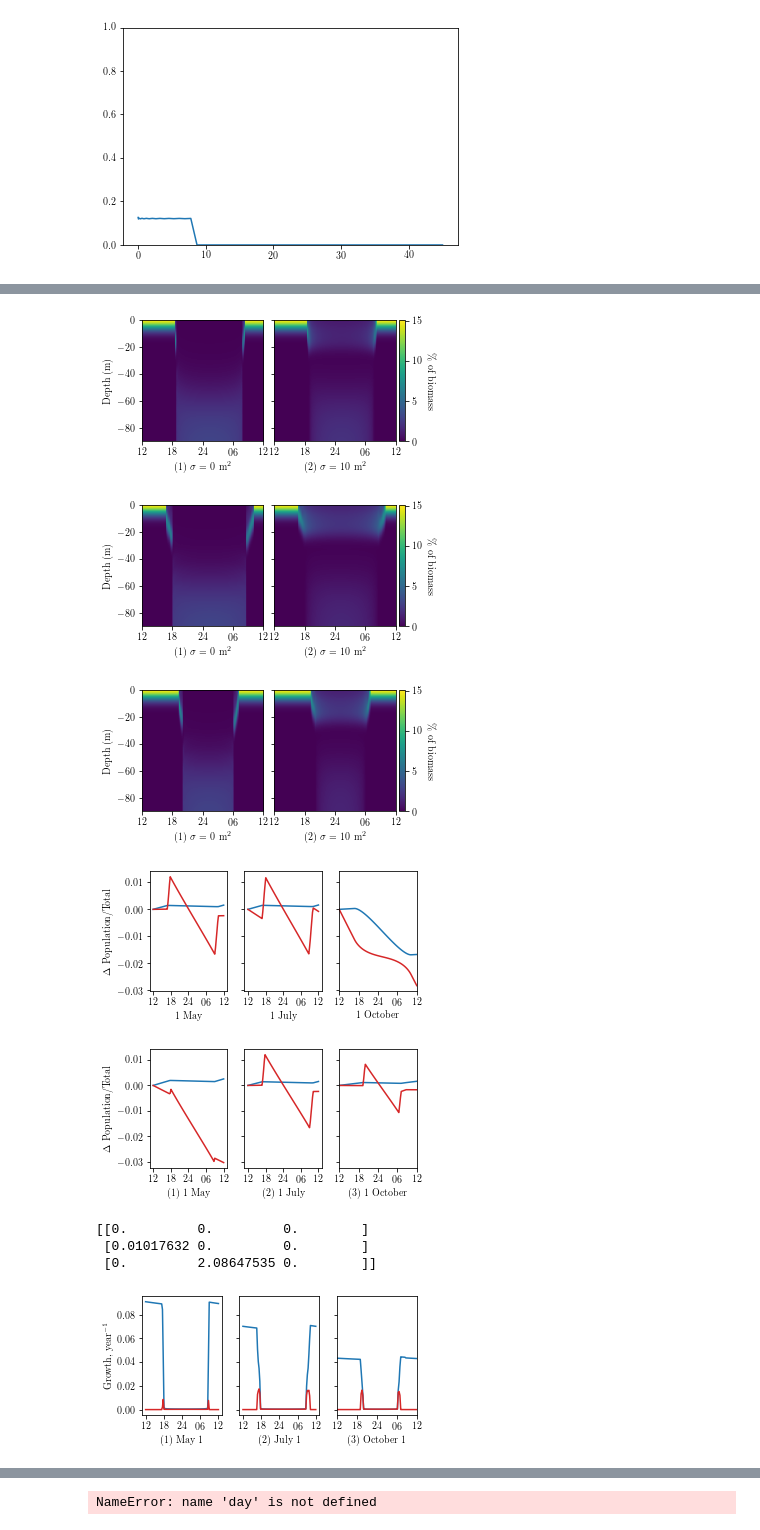
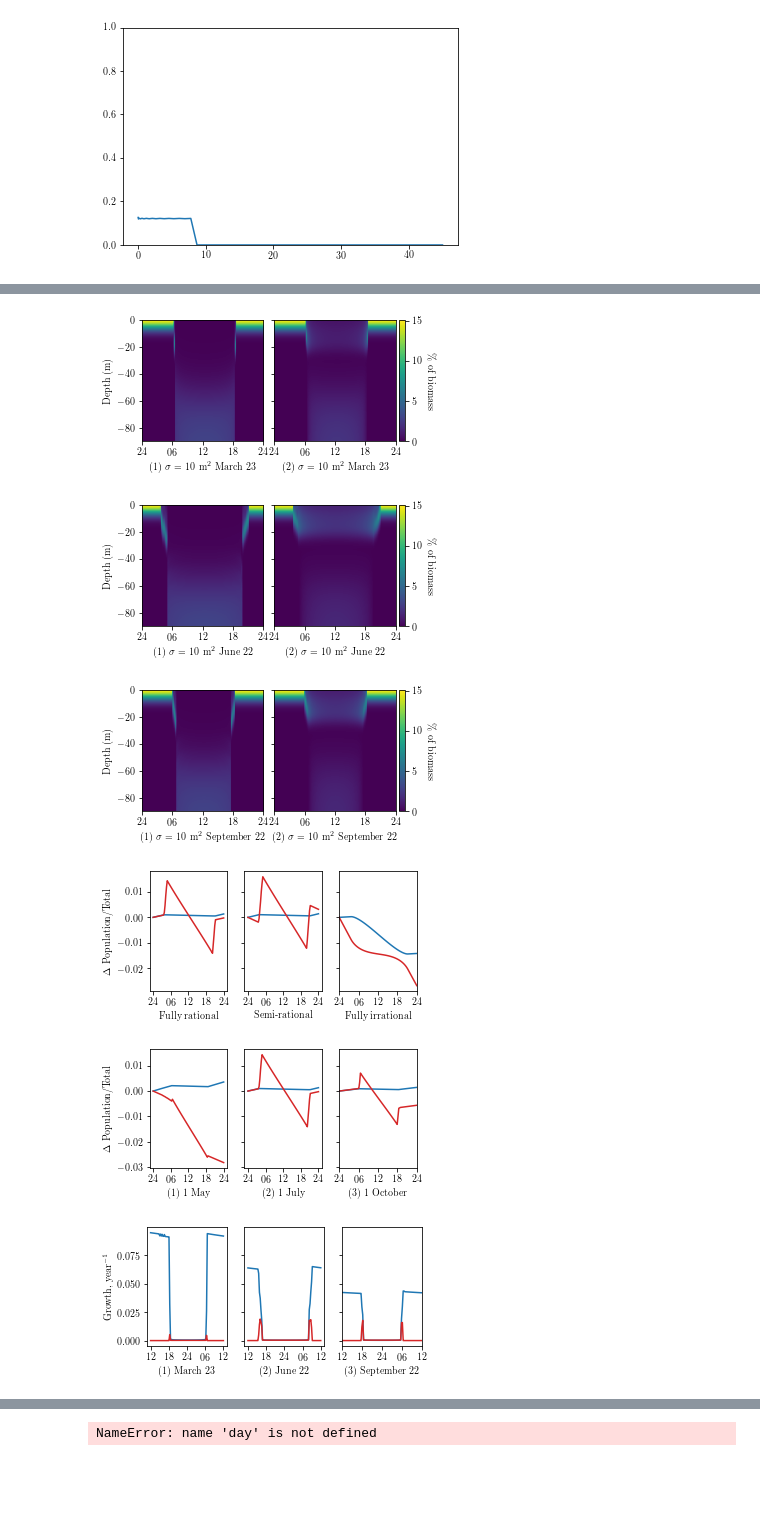
Before and after one commit to jemff/food_web, a Jupyter notebook: current_plotting.ipynb, the cells around one changed output, grey strips where cells are left out. Drawn from its saved outputs; the diff is of its cells as text; code cells hidden in the pictures; blank space fills up the shorter version.

```diff
--- a/current_plotting.ipynb
+++ b/current_plotting.ipynb
@@ -83,7 +83,7 @@ def expander(old_spectral, new_spectral, transform_vec):
     transformer = new_spectral.JacobiP_n(2*new_spectral.x/new_spectral.x[-1] - 1, 0, 0, old_spectral.n).T
     return transformer @ coeffs
 # %%
-solar_levels = solar_input_calculator()
+solar_levels = solar_input_calculator(start_date = '2014-03-01')
 solar_levels = solar_levels/np.max(solar_levels)
 # %%
 def interpolater(spectral, new_points, transform_vec):
@@ -104,13 +104,13 @@ def data_extractor(filenames, path = 'data/'):
     eco = []
     resources = []
     for text in filenames:
-        with open(path + text + 'strategies' +  '.pkl', 'rb') as f:
+        with open(path + text + '_strategies' +  '.pkl', 'rb') as f:
             strategies.append(np.array(pkl.load(f)))
-        with open(path + text + 'population' +  '.pkl', 'rb') as f:
+        with open(path + text + '_population' +  '.pkl', 'rb') as f:
             populations.append(np.array(pkl.load(f)))
-        with open(path + text + 'eco' +  '.pkl', 'rb') as f:
+        with open(path + text + '_eco' +  '.pkl', 'rb') as f:
             eco.append(pkl.load(f))
-        with open(path + text + 'resource' +  '.pkl', 'rb') as f:
+        with open(path + text + '_resource' +  '.pkl', 'rb') as f:
             resources.append(np.array(pkl.load(f)))
     populations[0] = np.array(populations[0])
     populations[1] = np.array(populations[1])
@@ -243,33 +243,33 @@ sketch_plotter(ecos[0], 100*strategies[0], 100*normalized_resources, int(time))
 time = np.linspace(0, int(populations[0].shape[0]/96), populations[0].shape[0])
 
 
-length_of_months = [0, 31, 30+31, 31+31+30, 31+31+31+30, 30+ 31+31+31+30, 31+31+31+30+31+29]
+length_of_months = [0, 31, 30+31, 31+31+30, 31+31+31+30, 30+ 31+31+31+30, 31+31+31+30+31+30, 31+31+31+30+31+30+30]
 fig, ax = plt.subplots(1, 3, sharex='col', sharey = 'row')
 fig.set_size_inches((12/2.54, 6/2.54))
 
 ax[0].plot(time, np.log10(populations[0][:,0]), color = tableau20[0], label = '20g fish')
 ax[0].plot(time, np.log10(populations[0][:,1]), color = tableau20[6], label = '8000g fish')
 ax[0].set_xticks(length_of_months)
-ax[0].set_xticklabels(['A','M','J','J', 'A', 'S', 'O'])
+ax[0].set_xticklabels(['M', 'A','M','J','J', 'A', 'S', 'O'])
 
 
 ax[1].plot(time, np.log10(populations[1][:,0]), color = tableau20[0], label = '20g fish')
 ax[1].plot(time, np.log10(populations[1][:,1]), color = tableau20[6], label = '8000g fish')
 ax[1].set_xticks(length_of_months)
-ax[1].set_xticklabels(['A','M','J','J', 'A', 'S', 'O'])
+ax[1].set_xticklabels(['M', 'A','M','J','J', 'A', 'S', 'O'])
 
 
 ax[2].plot(time, np.log10(populations[2][:,0]), color = tableau20[0], label = '20g fish')
 ax[2].plot(time, np.log10(populations[2][:,1]), color = tableau20[6], label = '8000g fish')
 ax[2].set_xticks(length_of_months)
-ax[2].set_xticklabels(['A','M','J','J', 'A', 'S', 'O'])
+ax[2].set_xticklabels(['M', 'A','M','J','J', 'A', 'S', 'O'])
 
 
 ax[0].plot(time, np.log10(ecos[0].spectral.M.sum(axis = 1) @ resources[0].T), color = tableau20[8])
 ax[1].plot(time, np.log10(ecos[0].spectral.M.sum(axis = 1) @ resources[1].T), color = tableau20[8])
 ax[2].plot(time, np.log10(ecos[0].spectral.M.sum(axis = 1) @ resources[2].T), color = tableau20[8])
 ax[2].set_xticks(length_of_months)
-ax[2].set_xticklabels(['A','M','J','J', 'A', 'S', 'O'])
+ax[2].set_xticklabels(['M','A','M','J','J', 'A', 'S', 'O'])
 
 
 ax[0].set_ylabel("Log$_{10}$(biomass)")
@@ -360,11 +360,11 @@ bigge_heatmap_plotter(180, ecos[0], strategies[0]/2, fineness = 200, filename =
 # %%
-bigge_heatmap_plotter(10, ecos[1], strategies[1]/2, fineness = 200, filename = "day10_semirandom")
-bigge_heatmap_plotter(90, ecos[1], strategies[1]/2, fineness = 200, filename = "day90_semirandom")
-bigge_heatmap_plotter(180, ecos[1], strategies[1]/2, fineness = 200, filename = "day180_semirandom")
+bigge_heatmap_plotter(23, ecos[1], strategies[1]/2, fineness = 200, filename = "day23_semirandom", sigmas = ['10', '10', '10'])
+bigge_heatmap_plotter(113, ecos[1], strategies[1]/2, fineness = 200, filename = "day113_semirandom", sigmas = ['10', '10', '10'], day_name = ' June 22')
+bigge_heatmap_plotter(203, ecos[1], strategies[1]/2, fineness = 200, filename = "day203_semirandom", sigmas = ['10', '10', '10'], day_name = ' September 22')
 # %% [output]
-[figure, old version]
+[figure, new version]
-[figure, old version]
+[figure, new version]
-[figure, old version]
+[figure, new version]
 # %%
 def short_term_plotter_population(days, eco, solar_levels, populations, resources, strats, filename = None, dates = ["1 May", "1 July", "1 October"], sigma = None):
     day_interval = 96
@@ -412,11 +412,11 @@ def short_term_plotter_pop_compare(day, populations, filename = None, days = ["1
     fig.tight_layout()
     plt.savefig("pop_dyn_comp_"+filename + ".pdf")
 # %%
-short_term_plotter_pop_compare(90, populations, "full_semi_none")
+short_term_plotter_pop_compare(113, populations, "full_semi_none")
 # %% [output]
-[figure, old version]
+[figure, new version]
 # %%
-def short_term_plotter_growth(days, eco, solar_levels, populations, resources, strats, filename = None, day_name = ["May 1", "July 1", "October 1"]):
+def short_term_plotter_growth(days, eco, solar_levels, populations, resources, strats, filename = None, day_name = ["March 23", "June 22", "September 22"]):
     day_interval = 96
     fig, ax = plt.subplots(1, len(days), sharex='col', sharey = 'row')
     fig.set_size_inches((12/2.54, 6/2.54))
@@ -436,8 +436,6 @@ def short_term_plotter_growth(days, eco, solar_levels, populations, resources, s
                           strategies = strats[i])
             flows[i-(day_ind), 0] = T_G[1,0]
             flows[i-(day_ind), 1] = T_G[2,1]
-            if np.abs(i-2928)<10**(-3):
-                print(T_G)
 
         ax[j].plot(np.linspace(-12,12,day_interval), flows[:,0]/20, color = tableau20[0], label = '20g fish')
         ax[j].plot(np.linspace(-12,12,day_interval), flows[:,1]/8000, color = tableau20[6], label = '8000g fish')
@@ -452,13 +450,10 @@ def short_term_plotter_growth(days, eco, solar_levels, populations, resources, s
     fig.tight_layout()
     plt.savefig("growth_short_"+filename + ".pdf")
 # %%
-short_term_plotter_population([30, 90, 180], ecos[0], solar_levels, populations[0], resources[0], strategies[0], filename = "rational")
+short_term_plotter_population([23, 113, 203], ecos[0], solar_levels, populations[0], resources[0], strategies[0], filename = "rational")
 # %% [output]
-[figure, old version]
+[figure, new version]
 # %%
-short_term_plotter_growth([30, 90, 180], ecos[0], solar_levels, populations[0], resources[0], strategies[0], filename = "rational")
+short_term_plotter_growth([23, 113, 203], ecos[0], solar_levels, populations[0], resources[0], strategies[0], filename = "rational")
 # %% [output]
-[[0.         0.         0.        ]
- [0.01017632 0.         0.        ]
- [0.         2.08647535 0.        ]]
-[figure, old version]
+[figure, new version]
```
Also changed, not shown: parts of 20 cells of this notebook, 13 other files.
